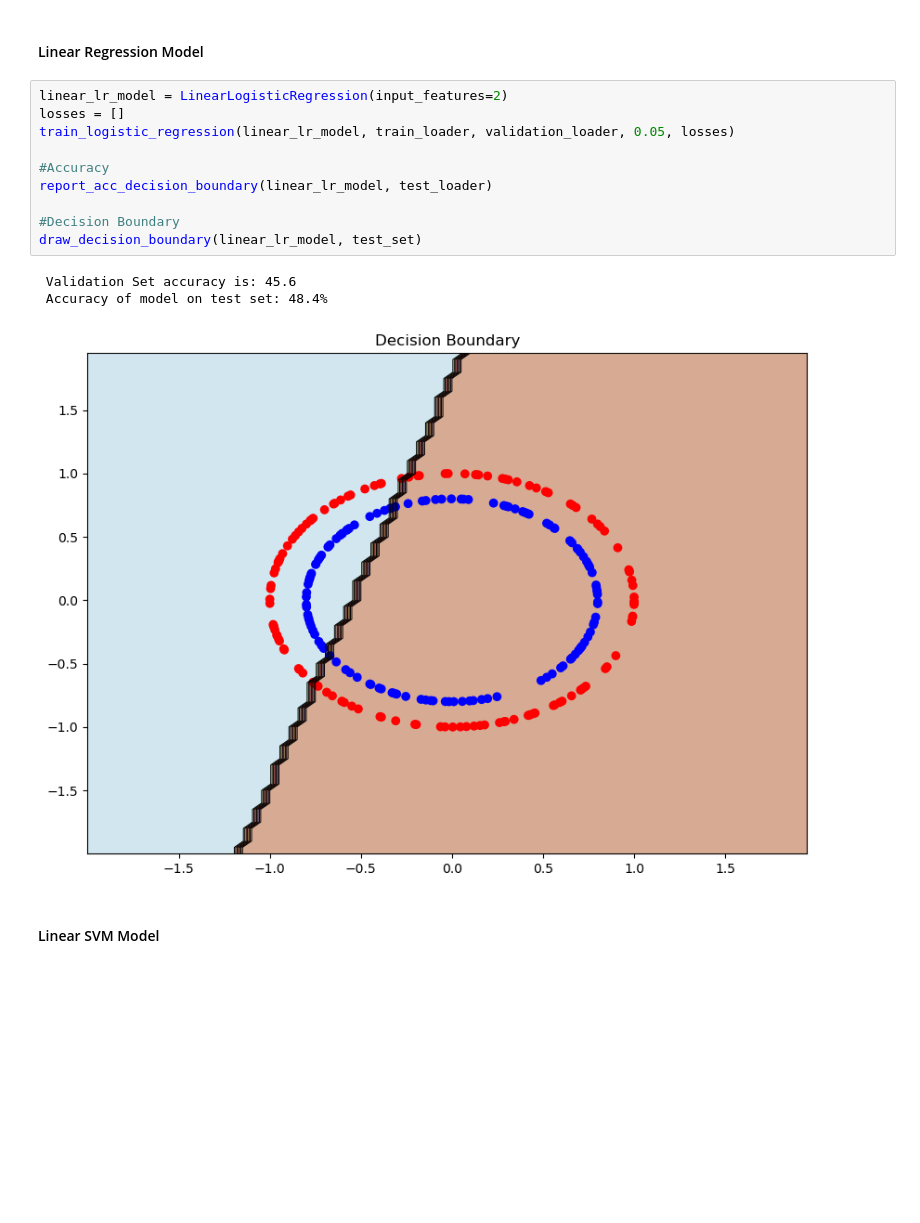
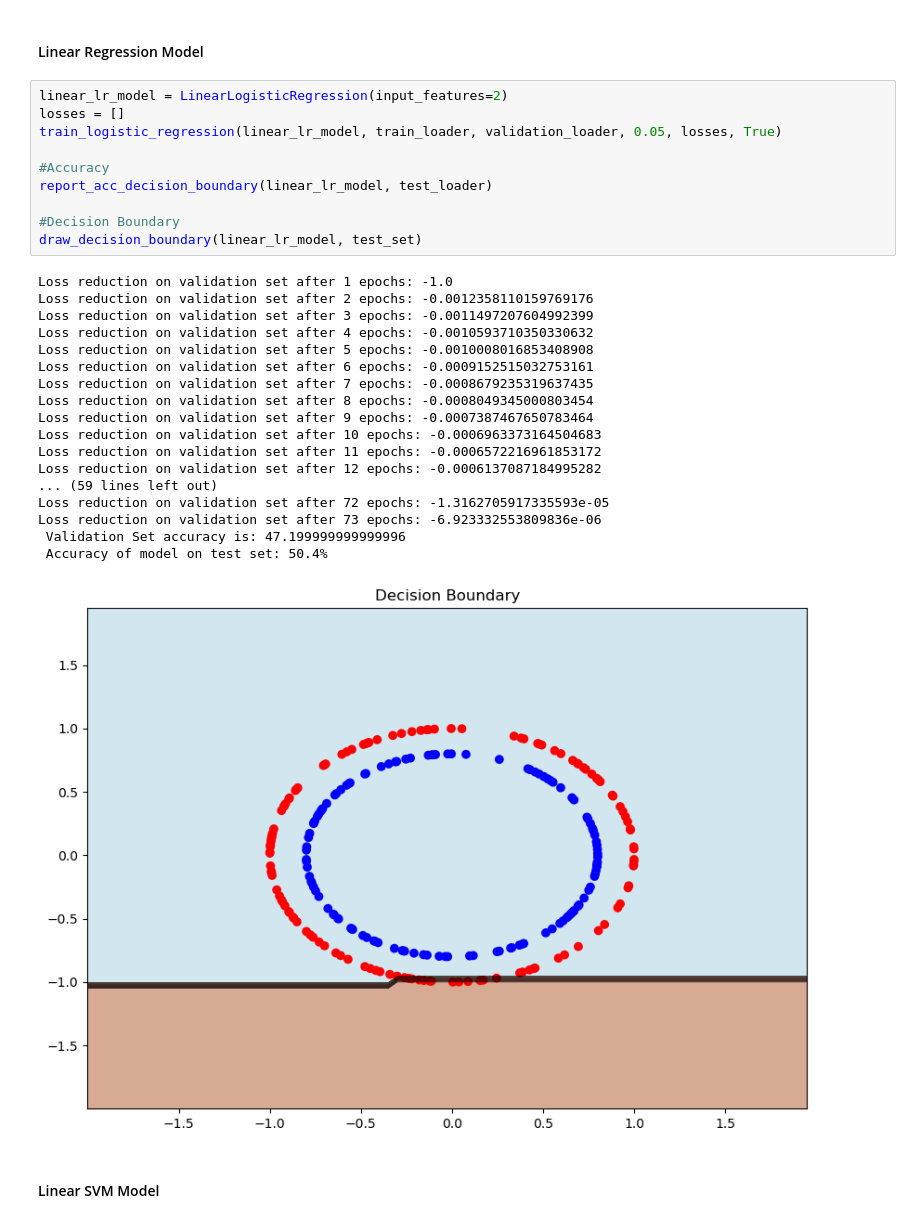
Before and after one commit to arnav-s/fall2022-cs760-hw6, a Jupyter notebook: q3.ipynb, the cells around one changed output. Drawn from its saved outputs; the diff is of its cells as text; blank space fills up the shorter version.

```diff
--- a/q3.ipynb
+++ b/q3.ipynb
@@ -539,17 +635,32 @@ test_loader = torch.utils.data.DataLoader(test_set, shuffle=True, batch_size=250
 # %%
 linear_lr_model = LinearLogisticRegression(input_features=2)
 losses = []
-train_logistic_regression(linear_lr_model, train_loader, validation_loader, 0.05, losses)
+train_logistic_regression(linear_lr_model, train_loader, validation_loader, 0.05, losses, True)
 
 #Accuracy
 report_acc_decision_boundary(linear_lr_model, test_loader)
 
 #Decision Boundary
 draw_decision_boundary(linear_lr_model, test_set)
 # %% [output]
- Validation Set accuracy is: 45.6
- Accuracy of model on test set: 48.4%
+Loss reduction on validation set after 1 epochs: -1.0
+Loss reduction on validation set after 2 epochs: -0.0012358110159769176
+Loss reduction on validation set after 3 epochs: -0.0011497207604992399
+Loss reduction on validation set after 4 epochs: -0.0010593710350330632
+Loss reduction on validation set after 5 epochs: -0.0010008016853408908
+Loss reduction on validation set after 6 epochs: -0.0009152515032753161
+Loss reduction on validation set after 7 epochs: -0.0008679235319637435
+Loss reduction on validation set after 8 epochs: -0.0008049345000803454
+Loss reduction on validation set after 9 epochs: -0.0007387467650783464
+Loss reduction on validation set after 10 epochs: -0.0006963373164504683
+Loss reduction on validation set after 11 epochs: -0.0006572216961853172
+Loss reduction on validation set after 12 epochs: -0.0006137087184995282
+... (59 lines left out)
+Loss reduction on validation set after 72 epochs: -1.3162705917335593e-05
+Loss reduction on validation set after 73 epochs: -6.923332553809836e-06
+ Validation Set accuracy is: 47.199999999999996
+ Accuracy of model on test set: 50.4%
-[figure, old version]
+[figure, new version]
 # %% [markdown]
 #### Linear SVM Model
 # %%
```
Also changed, not shown: parts of 51 cells of this notebook.
